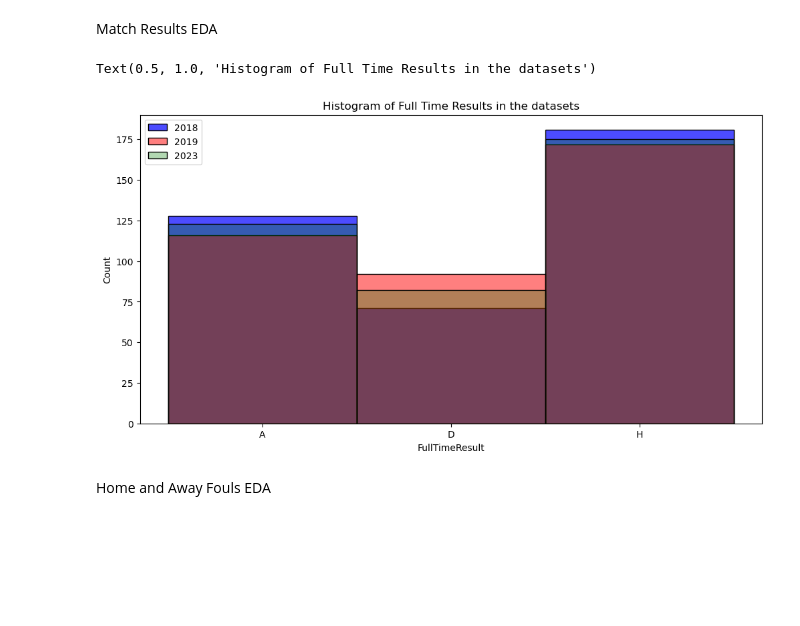
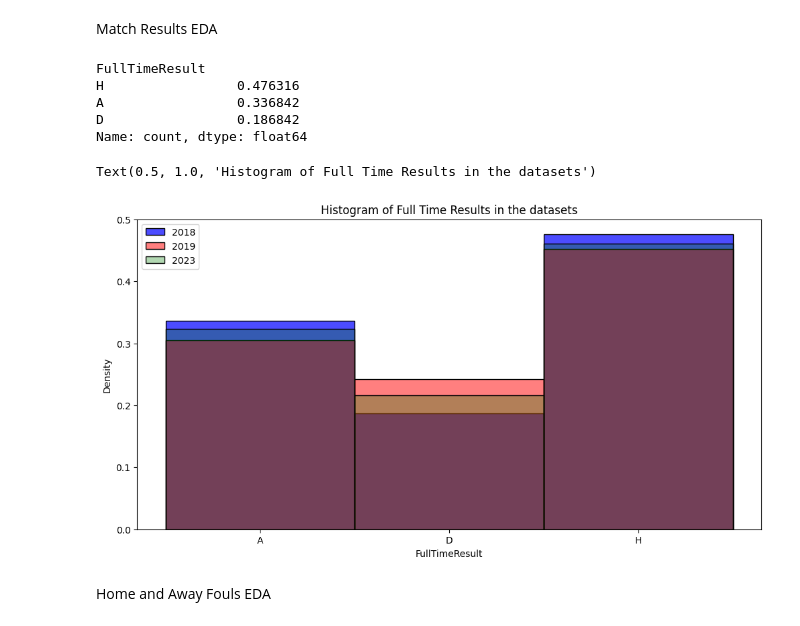
Before and after one commit to BhosaleAniket/MATH-189-Final-Project, a Jupyter notebook: final_project.ipynb, the cells around one changed output. Drawn from its saved outputs; the diff is of its cells as text; code cells hidden in the pictures; blank space fills up the shorter version.

```diff
--- a/final_project.ipynb
+++ b/final_project.ipynb
@@ -198,17 +198,25 @@ Referee with the most matches in 2019 dataset: M Atkinson
 Referee with the most matches in 2023 dataset: A Taylor
 # %% [markdown]
 Match Results EDA
+# %%
+pl_2018[["FullTimeResult"]].value_counts()/len(pl_2018)
+# %% [output]
+FullTimeResult
+H                 0.476316
+A                 0.336842
+D                 0.186842
+Name: count, dtype: float64
 # %%
 # plot the histogram of full time results in the datasets
 plt.figure(figsize=(12, 6))
-sns.histplot(pl_2018['FullTimeResult'], kde=False, color='blue', alpha=0.7)
-sns.histplot(pl_2019['FullTimeResult'], kde=False, color='red', alpha=0.5)
-sns.histplot(pl_2023['FullTimeResult'], kde=False, color='green', alpha=0.3)
+sns.histplot(pl_2018["FullTimeResult"], kde=False, color='blue', alpha=0.7, stat="density")
+sns.histplot(pl_2019["FullTimeResult"], kde=False, color='red', alpha=0.5, stat="density")
+sns.histplot(pl_2023["FullTimeResult"], kde=False, color='green', alpha=0.3, stat="density")
 plt.legend(['2018', '2019', '2023'])
 plt.title('Histogram of Full Time Results in the datasets')
 # %% [output]
 Text(0.5, 1.0, 'Histogram of Full Time Results in the datasets')
-[figure, old version]
+[figure, new version]
 # %% [markdown]
 Home and Away Fouls EDA
 # %%
```
Also changed, not shown: parts of 7 cells of this notebook.
